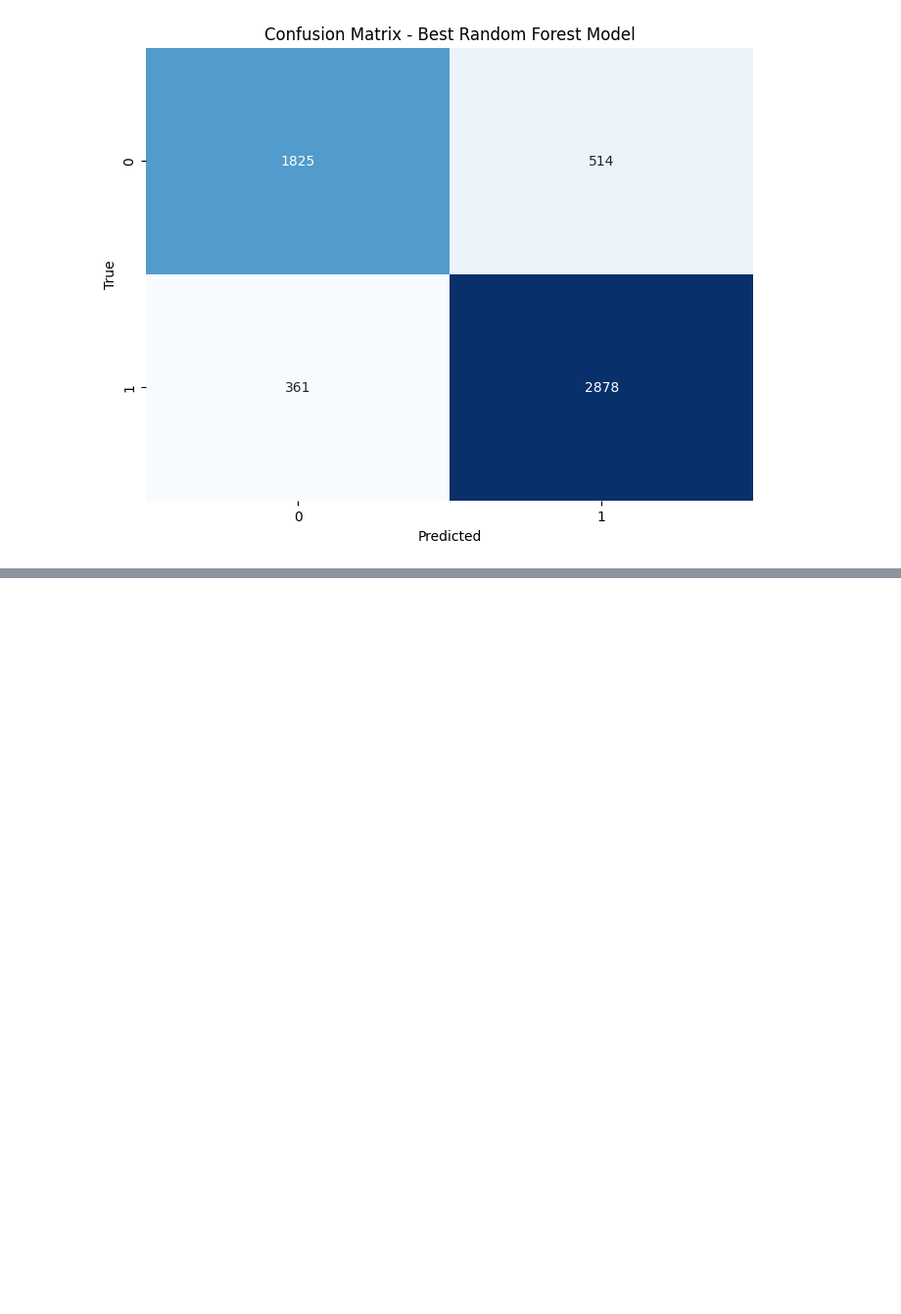
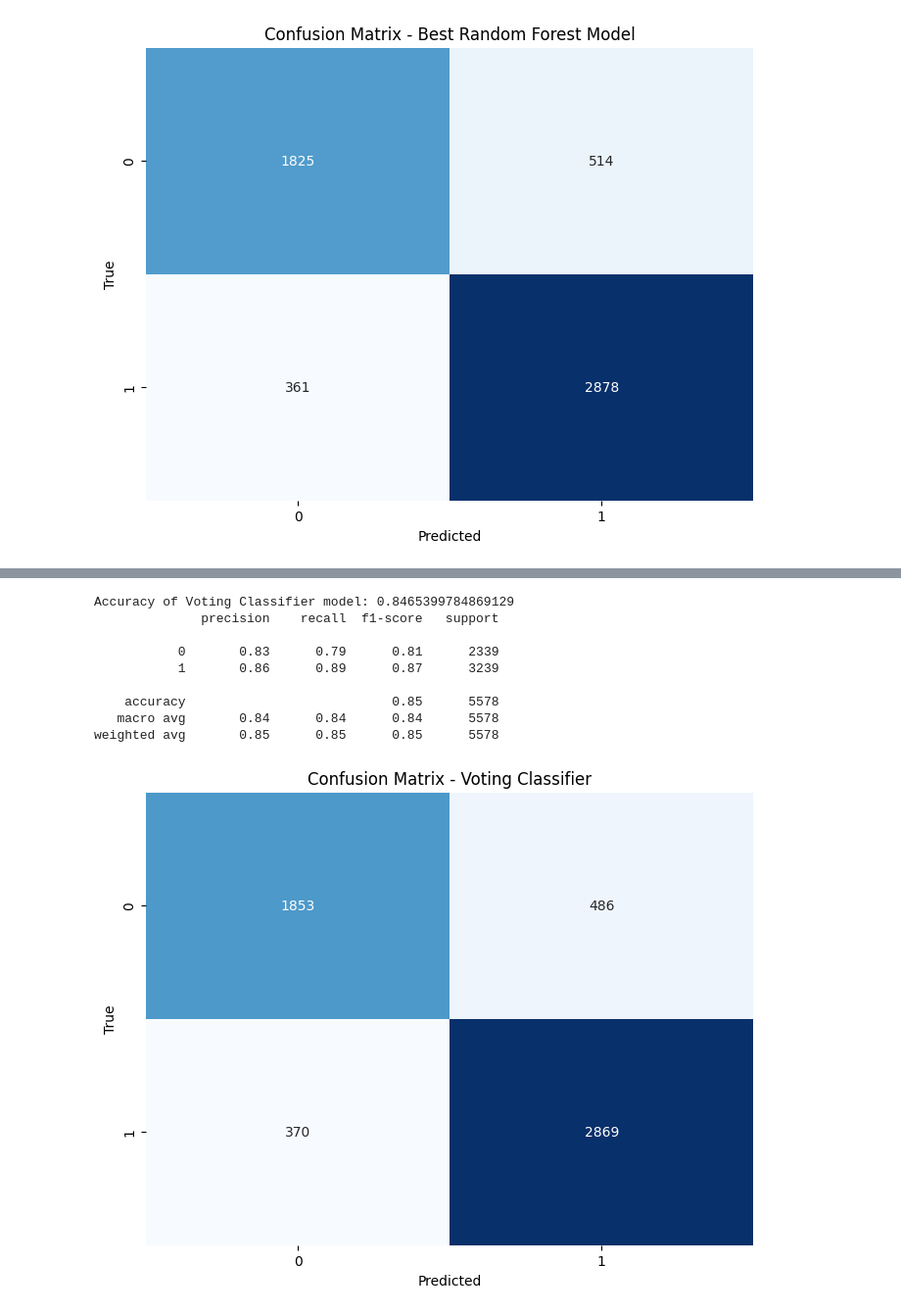
Before and after one commit to davidlealo/sic_ai_2025_sept, a Jupyter notebook: 3_machine_learning/clase_16.ipynb, the cells around one changed output, grey strips where cells are left out. Shown at 98% size. Cells and saved outputs as stored; diff of their text form; code cells hidden in the pictures; blank space fills up the shorter version.

```diff
--- a/3_machine_learning/clase_16.ipynb
+++ b/3_machine_learning/clase_16.ipynb
@@ -977,0 +1064,50 @@ weighted avg       0.84      0.84      0.84      5578
+# %%
+from sklearn.ensemble import VotingClassifier
+from sklearn.metrics import accuracy_score, classification_report, confusion_matrix
+import matplotlib.pyplot as plt
+import seaborn as sns
+
+# Assuming best_model (Logistic Regression - tuned) and best_rf_model (Random Forest - tuned) are already trained
+
+# Create a list of estimators with specified weights
+estimators = [('lr', best_model), ('rf', best_rf_model)]
+weights = [3, 2]
+
+# Initialize the Voting Classifier
+# 'soft' voting uses predicted probabilities, 'hard' voting uses predicted class labels
+voting_model = VotingClassifier(estimators=estimators, voting='soft', weights=weights)
+
+# Train the Voting Classifier
+voting_model.fit(X_train, y_train)
+
+# Make predictions on the test set
+y_pred_voting = voting_model.predict(X_test)
+
+# Evaluate the model
+accuracy_voting = accuracy_score(y_test, y_pred_voting)
+print(f"Accuracy of Voting Classifier model: {accuracy_voting}")
+
+# Generate classification report
+report_voting = classification_report(y_test, y_pred_voting)
+print(report_voting)
+
+# Generate confusion matrix
+cm_voting = confusion_matrix(y_test, y_pred_voting)
+
+plt.figure(figsize=(8,6))
+sns.heatmap(cm_voting, annot=True, fmt="d", cmap="Blues", cbar=False)
+plt.xlabel('Predicted')
+plt.ylabel('True')
+plt.title('Confusion Matrix - Voting Classifier')
+plt.show()
+# %% [output]
+Accuracy of Voting Classifier model: 0.8465399784869129
+              precision    recall  f1-score   support
+
+           0       0.83      0.79      0.81      2339
+           1       0.86      0.89      0.87      3239
+
+    accuracy                           0.85      5578
+   macro avg       0.84      0.84      0.84      5578
+weighted avg       0.85      0.85      0.85      5578
+[figure, added]
```
Also changed, not shown: parts of 11 cells of this notebook.
